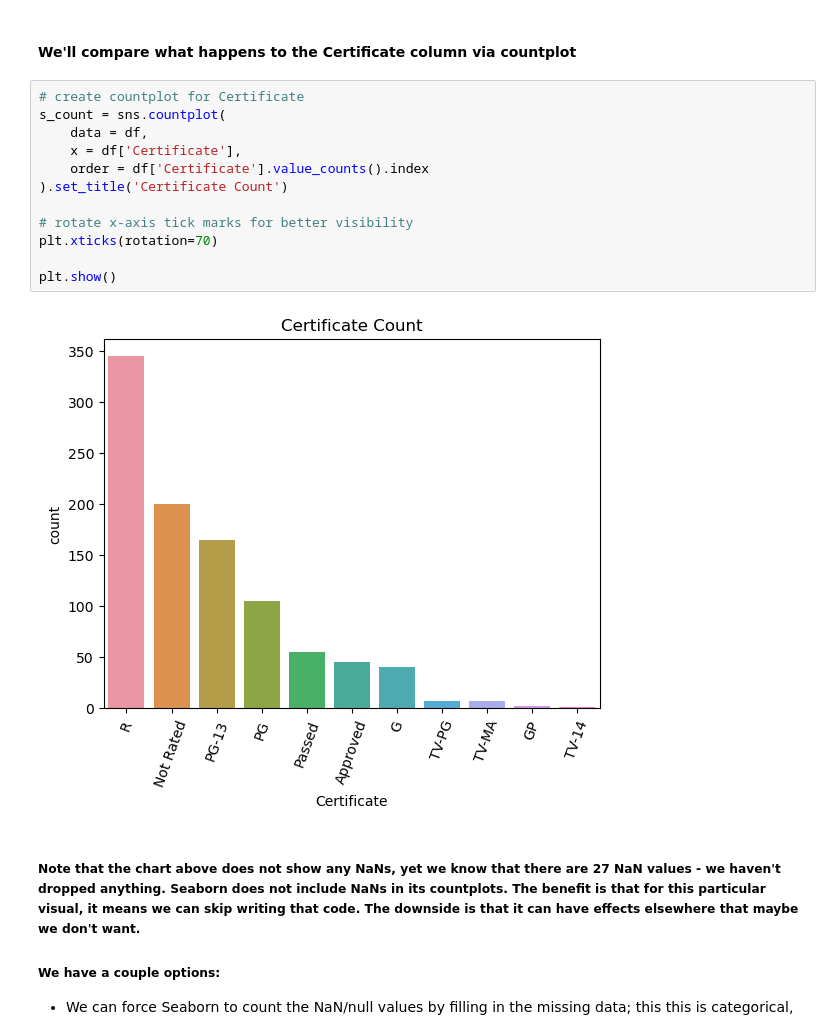
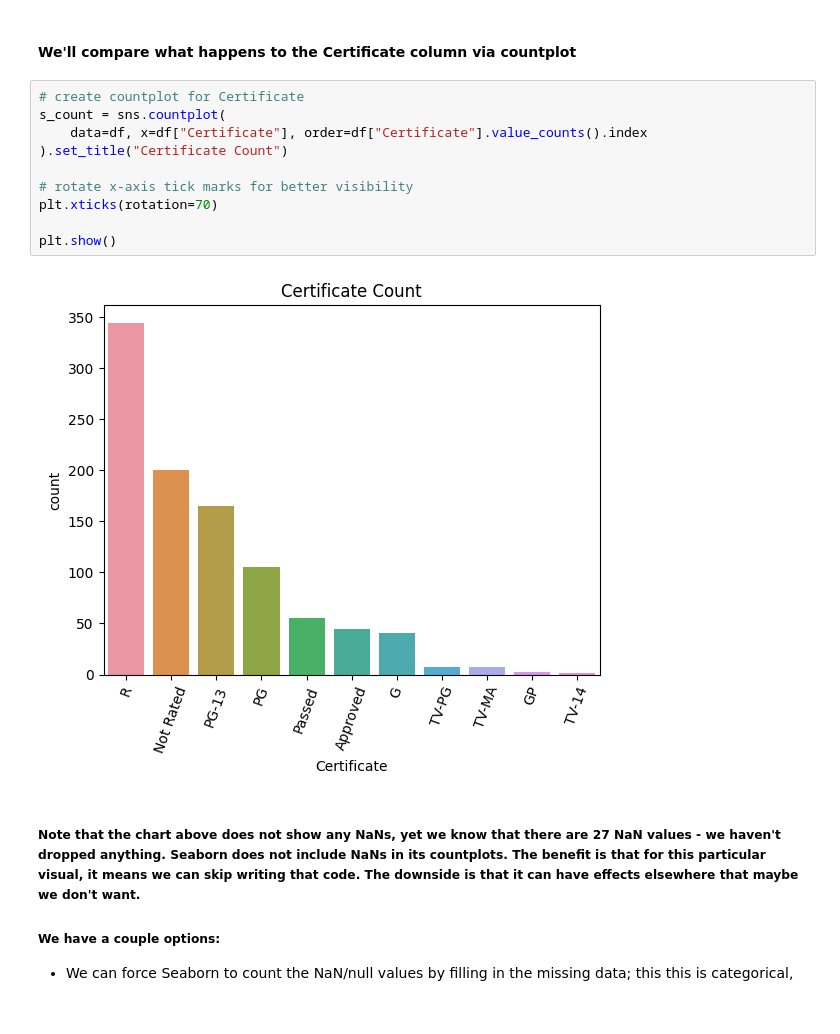
Before and after one commit to likeawednesday/TechCamp_DataViz, a Jupyter notebook: solutions/movie_ratings_SOLUTION.ipynb, the cells around one changed output. Saved outputs shown, nothing was run; the diff lists cells and outputs as text.

```diff
--- a/solutions/movie_ratings_SOLUTION.ipynb
+++ b/solutions/movie_ratings_SOLUTION.ipynb
@@ -200,17 +241,15 @@ df_mode = df.copy()
 # %%
 # create countplot for Certificate
 s_count = sns.countplot(
-    data = df,
-    x = df['Certificate'],
-    order = df['Certificate'].value_counts().index
-).set_title('Certificate Count')
+    data=df, x=df["Certificate"], order=df["Certificate"].value_counts().index
+).set_title("Certificate Count")
 
 # rotate x-axis tick marks for better visibility
 plt.xticks(rotation=70)
 
 plt.show()
 # %% [output]
-[figure, old version]
+[figure, new version]
 # %% [markdown]
 ##### Note that the chart above does not show any NaNs, yet we know that there are 27 NaN values - we haven't dropped anything. Seaborn does not include NaNs in its countplots. The benefit is that for this particular visual, it means we can skip writing that code. The downside is that it can have effects elsewhere that maybe we don't want.
 
```
Also changed, not shown: parts of 28 cells of this notebook, 2 other files.
